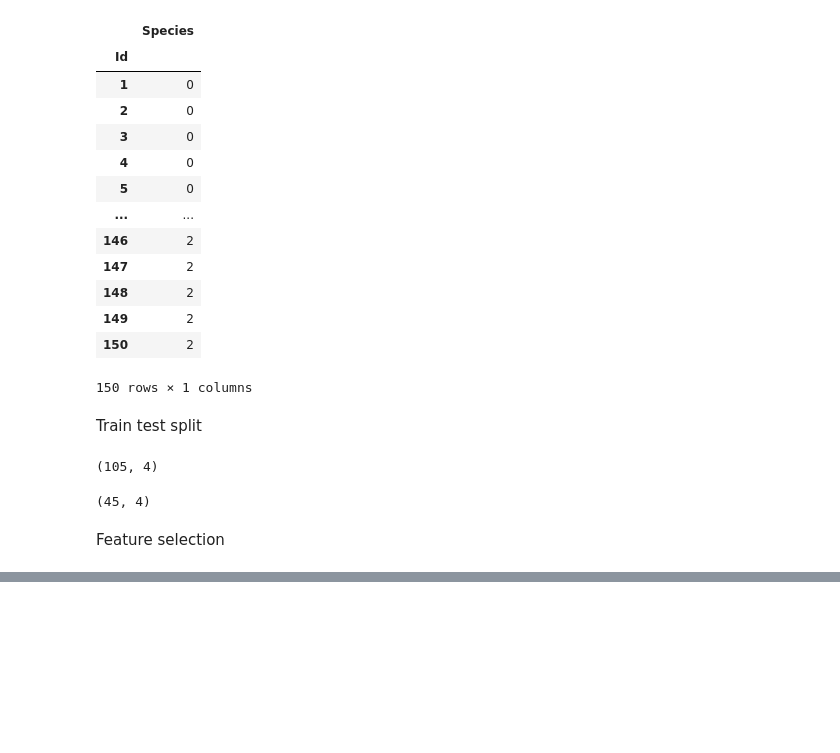
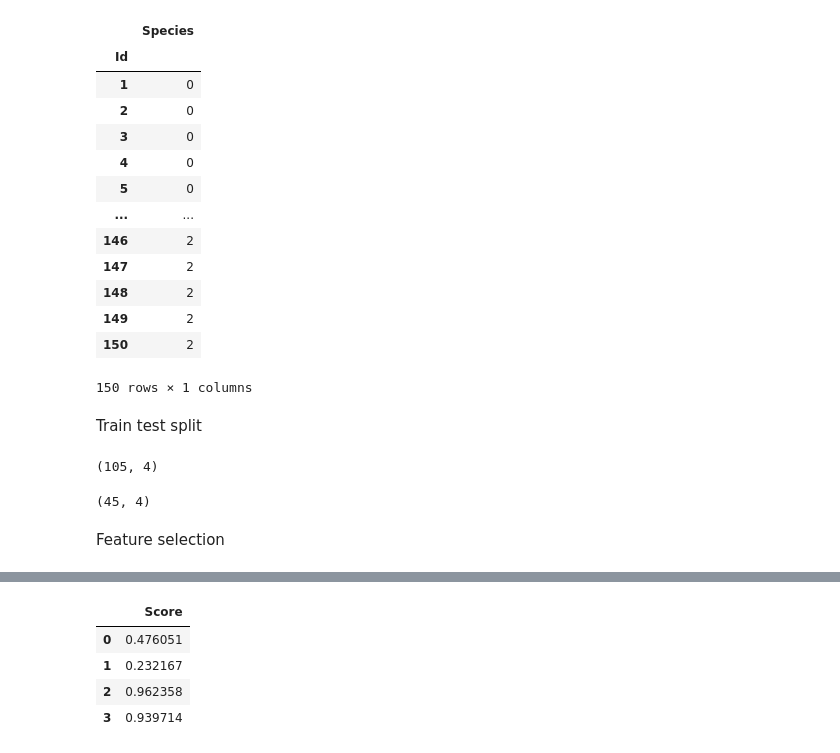
Before and after one commit to Rasel-25/ML, a Jupyter notebook: Classification/LogisticRegression.ipynb, the cells around one changed output, grey strips where cells are left out. Saved outputs shown, nothing was run; the diff lists cells and outputs as text; code cells hidden in the pictures; blank space fills up the shorter version.

```diff
--- a/Classification/LogisticRegression.ipynb
+++ b/Classification/LogisticRegression.ipynb
@@ -116,0 +231,10 @@ array([0.44730141, 0.22469198, 0.98020251, 0.96491157])
+# %%
+selector=pd.DataFrame(selector) # selector convert into dataframe
+selector.columns=['Score']
+selector
+# %% [output]
+|  | Score |
+| 0 | 0.476051 |
+| 1 | 0.232167 |
+| 2 | 0.962358 |
+| 3 | 0.939714 |
```
Also changed, not shown: parts of 26 cells of this notebook.
